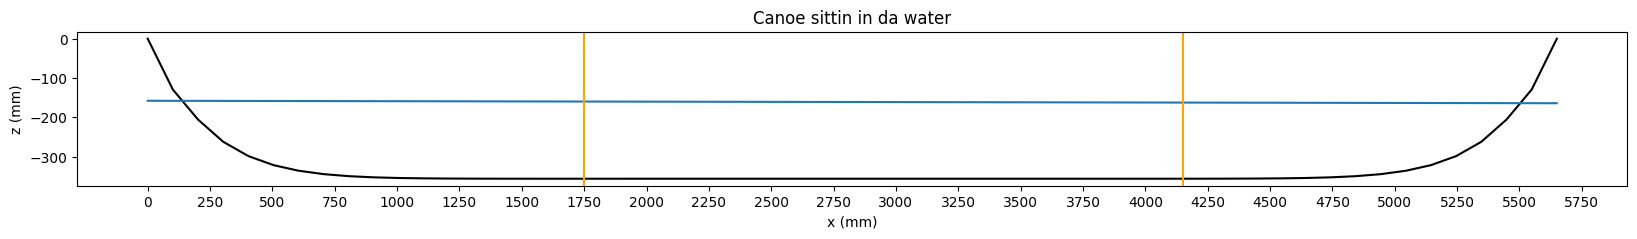
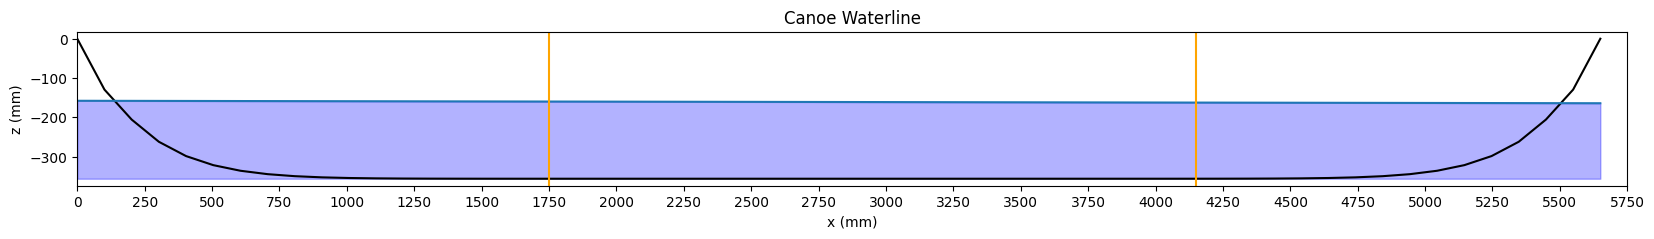
Unified diff of the notebook cell whose output changed from the first chart to the second:
--- before
+++ after
@@ -12,12 +12,16 @@
 yint = -centre_of_mass * slope + waterline          
 
+waterline_z = (slope * station + yint) - canoe_depth
+
 # Plot lenthwise
 plt.figure(figsize=(20, 2))
 plt.plot(station, plotOuterHull, c='black')
-plt.plot(station, (slope * station + yint) - canoe_depth)
+plt.plot(station, waterline_z)
+plt.fill_between(station, waterline_z, min(plotOuterHull), color='blue', alpha=0.3)
 plt.axvline(pad1_pos, c='orange')
 plt.axvline(pad2_pos, c='orange')
+plt.xlim(station[0],station[-1])
 plt.xticks(range(0, 6000, 250))
-plt.title(f'Canoe sittin in da water')
+plt.title(f'Canoe Waterline')
 plt.xlabel('x (mm)')
 plt.ylabel('z (mm)')

Commit: Added failure envelope analysis script. Changes to presentation of longitudinal analyses